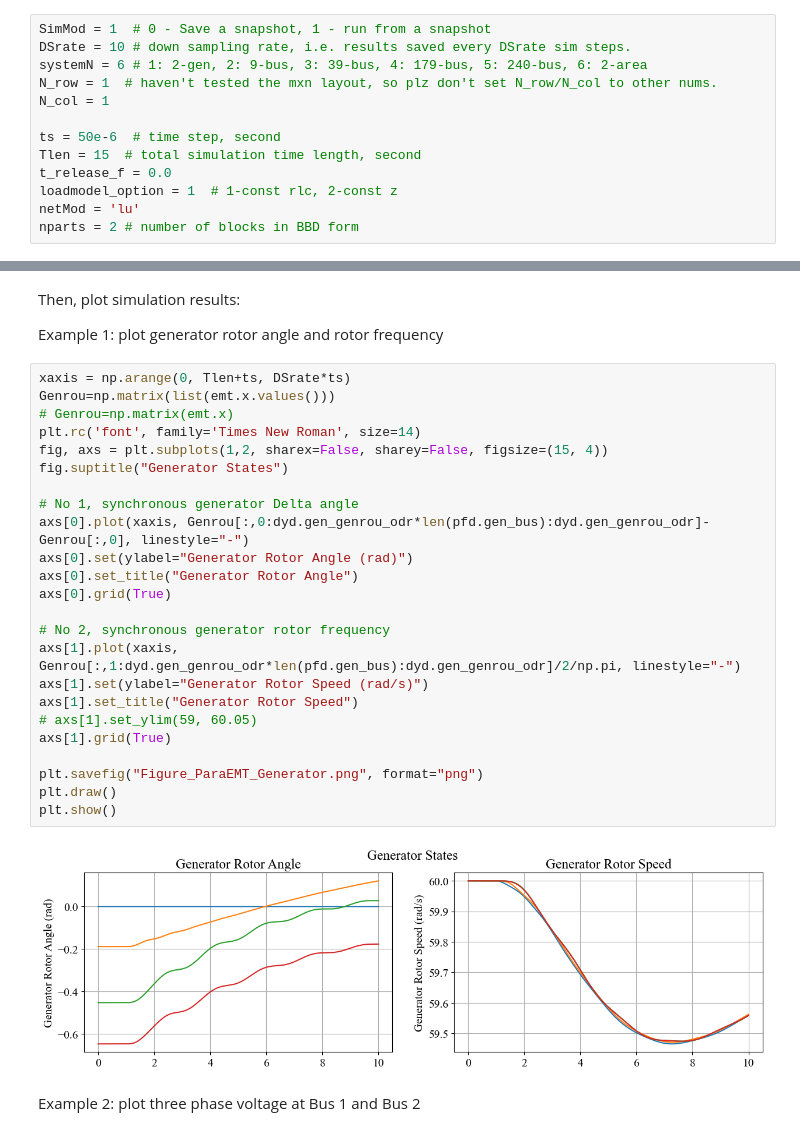
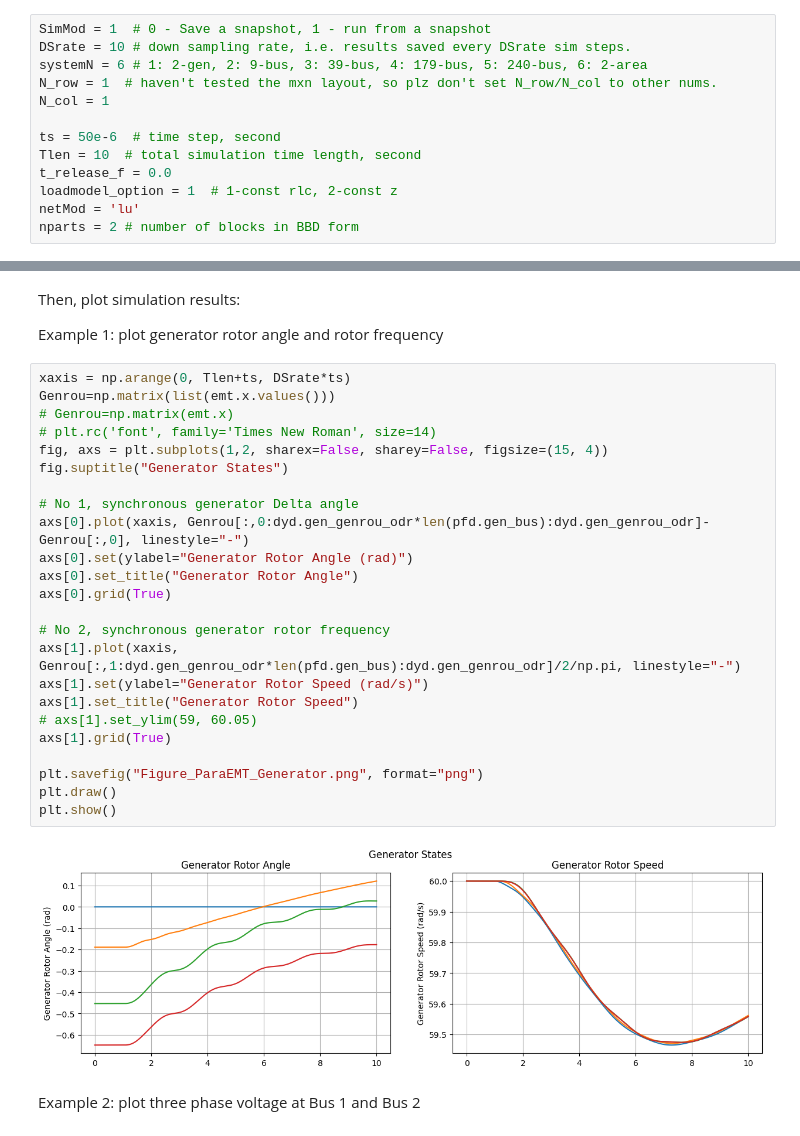
Before and after one commit to NREL/ParaEMT_public, a Jupyter notebook: Google_Colab.ipynb, the cells around one changed output, grey strips where cells are left out. Cells and saved outputs as stored; diff of their text form.

```diff
--- a/Google_Colab.ipynb
+++ b/Google_Colab.ipynb
@@ -47,7 +43,7 @@ N_row = 1  # haven't tested the mxn layout, so plz don't set N_row/N_col to othe
 N_col = 1
 
 ts = 50e-6  # time step, second
-Tlen = 15  # total simulation time length, second
+Tlen = 10  # total simulation time length, second
 t_release_f = 0.0
 loadmodel_option = 1  # 1-const rlc, 2-const z
 netMod = 'lu'
@@ -169,29 +165,29 @@ Example 1: plot generator rotor angle and rotor frequency
 # %%
 xaxis = np.arange(0, Tlen+ts, DSrate*ts)
 Genrou=np.matrix(list(emt.x.values()))
 # Genrou=np.matrix(emt.x)
-plt.rc('font', family='Times New Roman', size=14)
+# plt.rc('font', family='Times New Roman', size=14)
 fig, axs = plt.subplots(1,2, sharex=False, sharey=False, figsize=(15, 4))
 fig.suptitle("Generator States")
 
 # No 1, synchronous generator Delta angle
 axs[0].plot(xaxis, Genrou[:,0:dyd.gen_genrou_odr*len(pfd.gen_bus):dyd.gen_genrou_odr]-Genrou[:,0], linestyle="-")
 axs[0].set(ylabel="Generator Rotor Angle (rad)")
 axs[0].set_title("Generator Rotor Angle")
 axs[0].grid(True)
 
 # No 2, synchronous generator rotor frequency
 axs[1].plot(xaxis, Genrou[:,1:dyd.gen_genrou_odr*len(pfd.gen_bus):dyd.gen_genrou_odr]/2/np.pi, linestyle="-")
 axs[1].set(ylabel="Generator Rotor Speed (rad/s)")
 axs[1].set_title("Generator Rotor Speed")
 # axs[1].set_ylim(59, 60.05)
 axs[1].grid(True)
 
 plt.savefig("Figure_ParaEMT_Generator.png", format="png")
 plt.draw()
 plt.show()
 # %% [output]
-[figure, old version]
+[figure, new version]
 # %% [markdown]
 Example 2: plot three phase voltage at Bus 1 and Bus 2
 # %%
```
Also changed, not shown: parts of 2 cells of this notebook.
